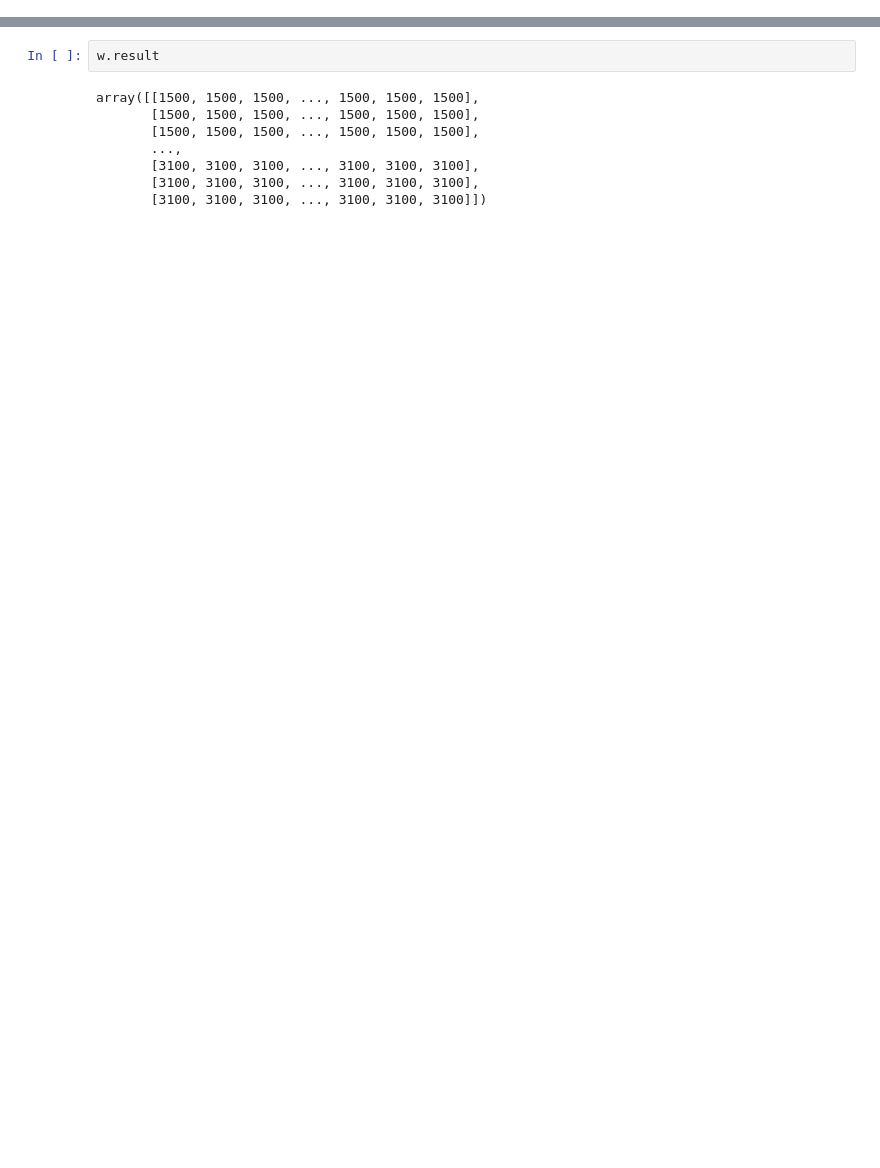
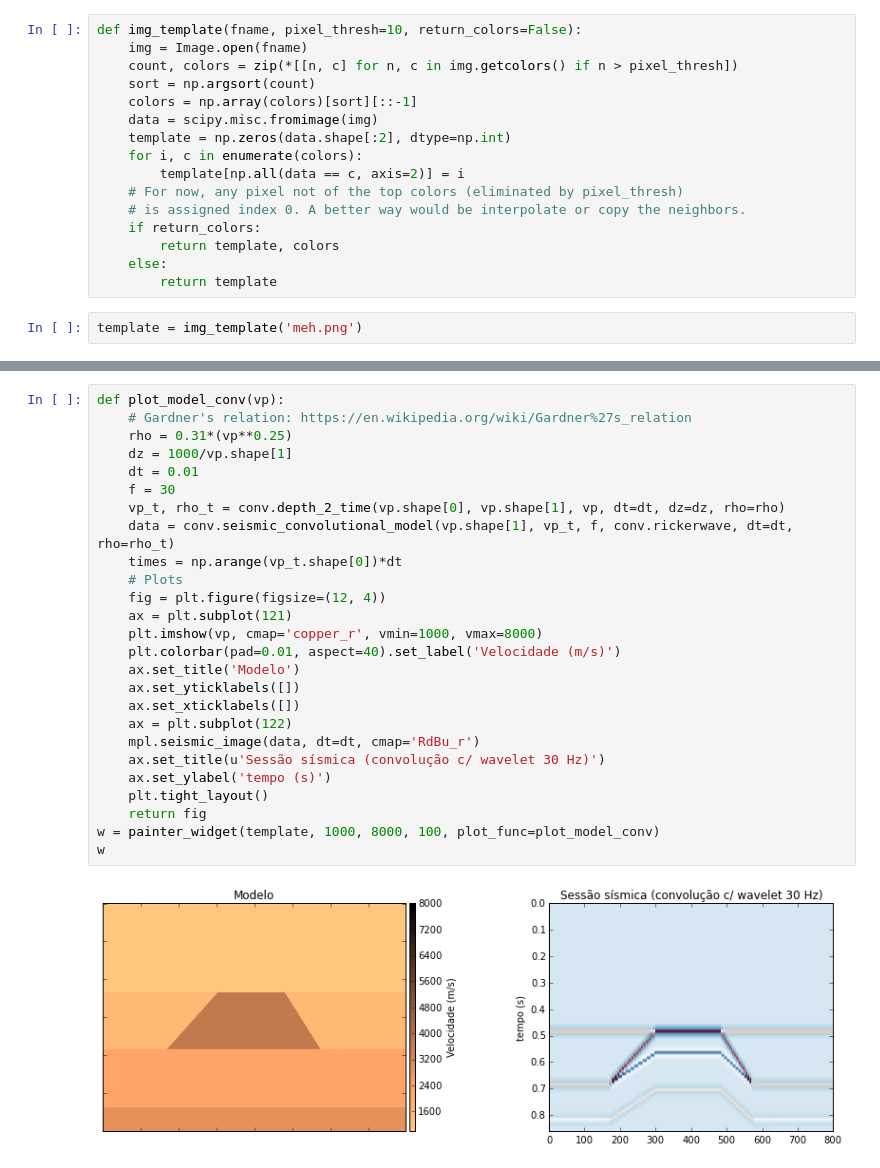
Before and after one commit to leouieda/geofisica2, a Jupyter notebook: notebooks/cenarios-geologicos.ipynb, the cells around one changed output, grey strips where cells are left out. Saved outputs shown, nothing was run; the diff lists cells and outputs as text; blank space fills up the shorter version.

Commit message:
Organize drawing widgets
Made functions to automate loading the image, making the template and
creating the drawing widget.

```diff
--- a/notebooks/cenarios-geologicos.ipynb
+++ b/notebooks/cenarios-geologicos.ipynb
@@ -48 +39,19 @@ plt.imshow(b)
+# %%
+def img_template(fname, pixel_thresh=10, return_colors=False):
+    img = Image.open(fname)
+    count, colors = zip(*[[n, c] for n, c in img.getcolors() if n > pixel_thresh])
+    sort = np.argsort(count)
+    colors = np.array(colors)[sort][::-1]
+    data = scipy.misc.fromimage(img)
+    template = np.zeros(data.shape[:2], dtype=np.int)
+    for i, c in enumerate(colors):
+        template[np.all(data == c, axis=2)] = i
+    # For now, any pixel not of the top colors (eliminated by pixel_thresh)
+    # is assigned index 0. A better way would be interpolate or copy the neighbors.
+    if return_colors:
+        return template, colors
+    else:
+        return template
+# %%
+template = img_template('meh.png')
 # %%
@@ -65,10 +81,28 @@ w
-# %%
-w.result
-# %% [output]
-array([[1500, 1500, 1500, ..., 1500, 1500, 1500],
-       [1500, 1500, 1500, ..., 1500, 1500, 1500],
-       [1500, 1500, 1500, ..., 1500, 1500, 1500],
-       ...,
-       [3100, 3100, 3100, ..., 3100, 3100, 3100],
-       [3100, 3100, 3100, ..., 3100, 3100, 3100],
-       [3100, 3100, 3100, ..., 3100, 3100, 3100]])
+# %%
+def plot_model_conv(vp):
+    # Gardner's relation: https://en.wikipedia.org/wiki/Gardner%27s_relation
+    rho = 0.31*(vp**0.25)
+    dz = 1000/vp.shape[1]
+    dt = 0.01
+    f = 30
+    vp_t, rho_t = conv.depth_2_time(vp.shape[0], vp.shape[1], vp, dt=dt, dz=dz, rho=rho)
+    data = conv.seismic_convolutional_model(vp.shape[1], vp_t, f, conv.rickerwave, dt=dt, rho=rho_t)
+    times = np.arange(vp_t.shape[0])*dt
+    # Plots
+    fig = plt.figure(figsize=(12, 4))
+    ax = plt.subplot(121)
+    plt.imshow(vp, cmap='copper_r', vmin=1000, vmax=8000)
+    plt.colorbar(pad=0.01, aspect=40).set_label('Velocidade (m/s)')
+    ax.set_title('Modelo')
+    ax.set_yticklabels([])
+    ax.set_xticklabels([])
+    ax = plt.subplot(122)
+    mpl.seismic_image(data, dt=dt, cmap='RdBu_r')
+    ax.set_title(u'Sessão sísmica (convolução c/ wavelet 30 Hz)')
+    ax.set_ylabel('tempo (s)')
+    plt.tight_layout()
+    return fig
+w = painter_widget(template, 1000, 8000, 100, plot_func=plot_model_conv)
+w
+# %% [output]
+[figure, added]
```
Also changed, not shown: parts of 16 cells of this notebook.
